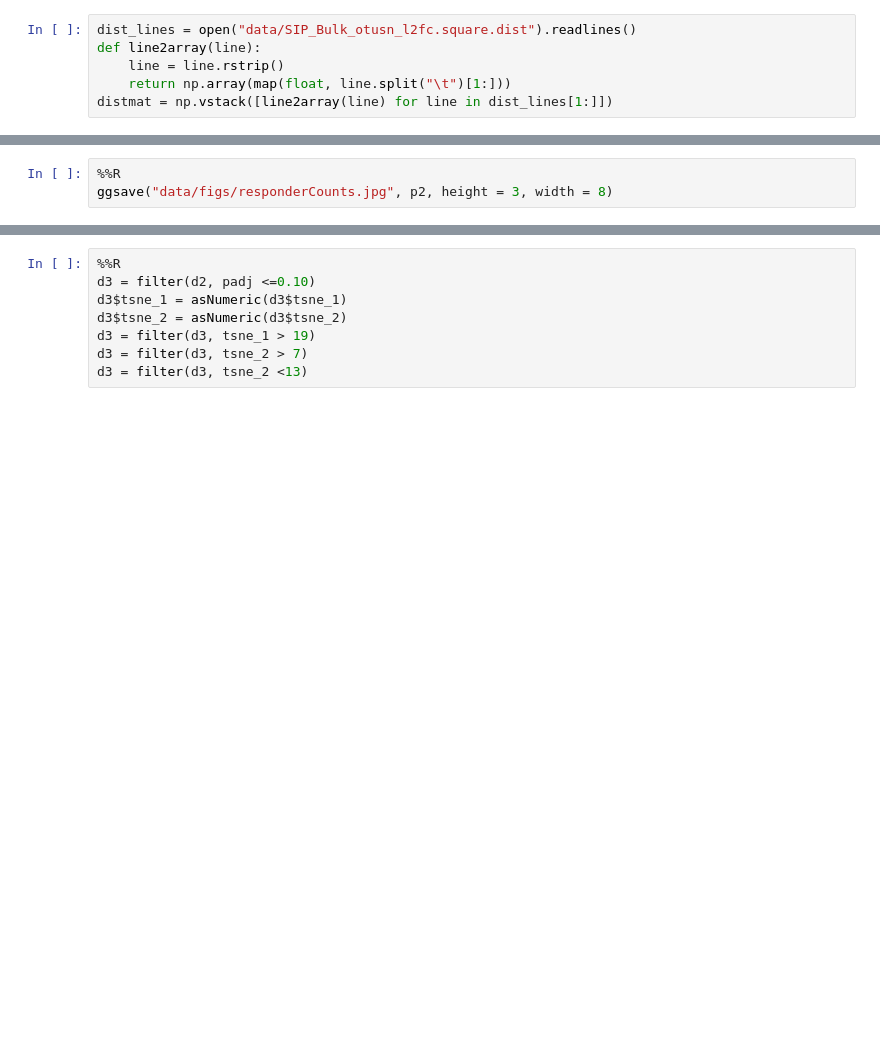
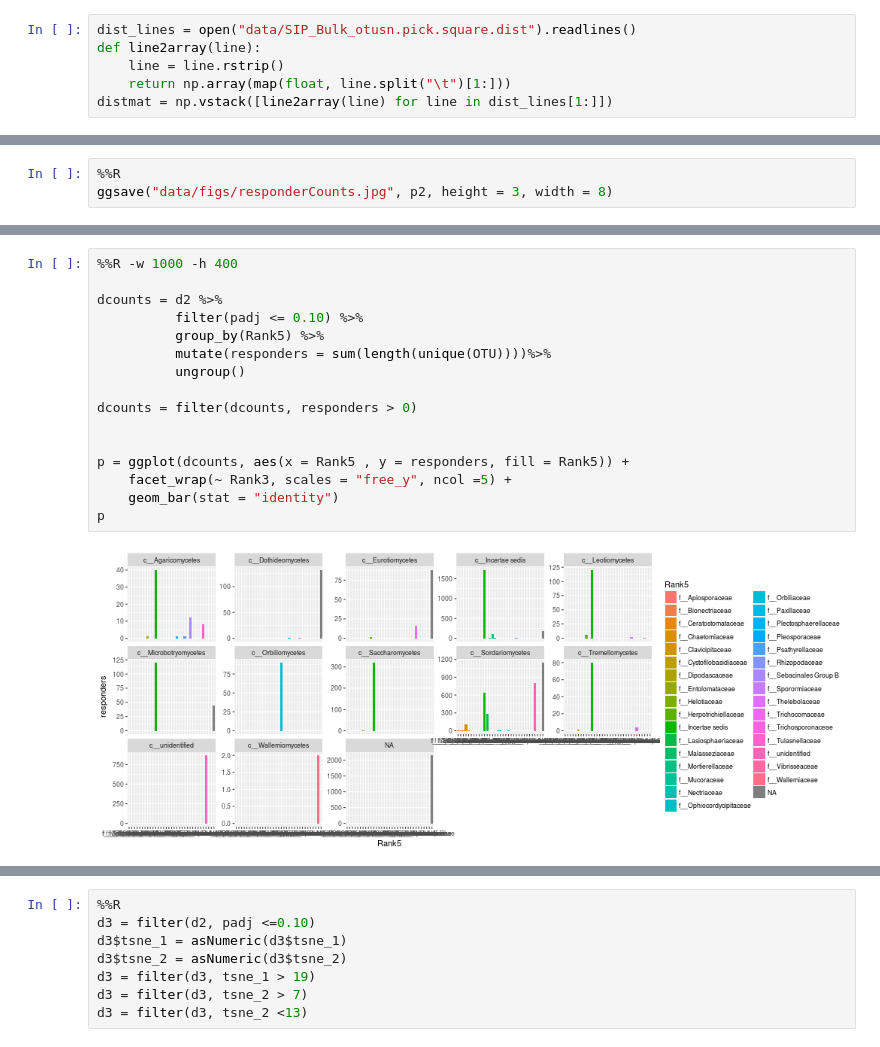
Before and after one commit to chvtk/Fungal_SIP, a Jupyter notebook: Computing_pairwise_distances.ipynb, the cells around one changed output, grey strips where cells are left out. Drawn from its saved outputs; the diff is of its cells as text; blank space fills up the shorter version.

```diff
--- a/Computing_pairwise_distances.ipynb
+++ b/Computing_pairwise_distances.ipynb
@@ -111,7 +104,7 @@ from math import log
 # %%
 %matplotlib inline
 # %%
-dist_lines = open("data/SIP_Bulk_otusn_l2fc.square.dist").readlines()
+dist_lines = open("data/SIP_Bulk_otusn.pick.square.dist").readlines()
 def line2array(line):
     line = line.rstrip()
     return np.array(map(float, line.split("\t")[1:]))
@@ -467,2 +894,20 @@ p
+# %%
+%%R -w 1000 -h 400
+
+dcounts = d2 %>%
+          filter(padj <= 0.10) %>%
+          group_by(Rank5) %>%
+          mutate(responders = sum(length(unique(OTU))))%>%
+          ungroup()
+
+dcounts = filter(dcounts, responders > 0)
+
+
+p = ggplot(dcounts, aes(x = Rank5 , y = responders, fill = Rank5)) +
+    facet_wrap(~ Rank3, scales = "free_y", ncol =5) +
+    geom_bar(stat = "identity")
+p
+# %% [output]
+[figure, added]
 # %%
 %%R
```
Also changed, not shown: parts of 79 cells of this notebook.
